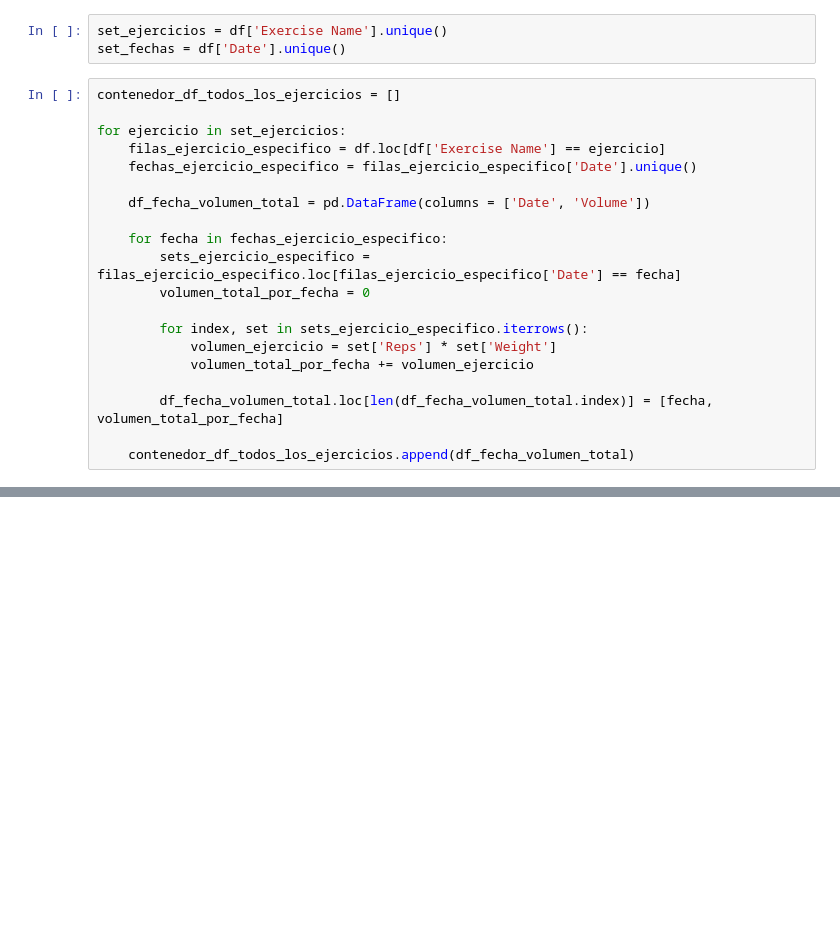
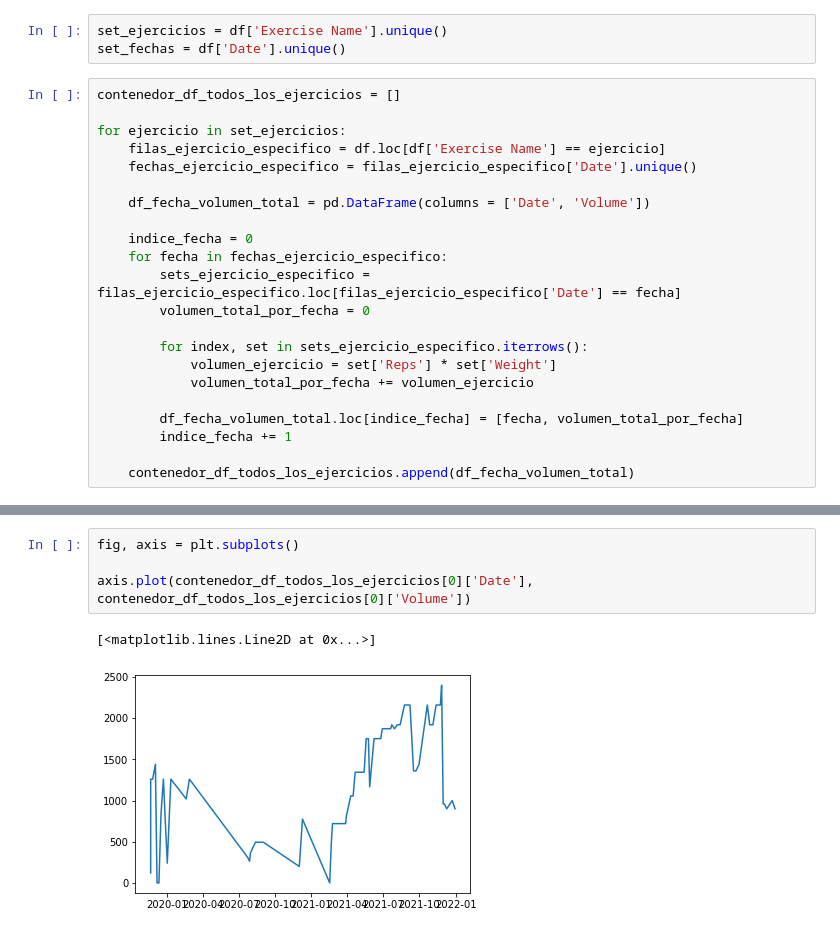
Before and after one commit to MrHamburguesa/Strong_tracker, a Jupyter notebook: analisis_datos_strong.ipynb, the cells around one changed output, grey strips where cells are left out. Cells and saved outputs as stored; diff of their text form; blank space fills up the shorter version.

```diff
--- a/analisis_datos_strong.ipynb
+++ b/analisis_datos_strong.ipynb
@@ -23,6 +23,7 @@ for ejercicio in set_ejercicios:
 
     df_fecha_volumen_total = pd.DataFrame(columns = ['Date', 'Volume'])
 
+    indice_fecha = 0
     for fecha in fechas_ejercicio_especifico:
         sets_ejercicio_especifico = filas_ejercicio_especifico.loc[filas_ejercicio_especifico['Date'] == fecha]
         volumen_total_por_fecha = 0
@@ -31,7 +32,8 @@ for ejercicio in set_ejercicios:
             volumen_ejercicio = set['Reps'] * set['Weight']
             volumen_total_por_fecha += volumen_ejercicio
 
-        df_fecha_volumen_total.loc[len(df_fecha_volumen_total.index)] = [fecha, volumen_total_por_fecha]
+        df_fecha_volumen_total.loc[indice_fecha] = [fecha, volumen_total_por_fecha]
+        indice_fecha += 1
 
     contenedor_df_todos_los_ejercicios.append(df_fecha_volumen_total)
 # %%
@@ -50,0 +71,7 @@ ConversionError: Failed to convert value(s) to axis units: array([NaT, NaT, NaT,
+# %%
+fig, axis = plt.subplots()
+
+axis.plot(contenedor_df_todos_los_ejercicios[0]['Date'], contenedor_df_todos_los_ejercicios[0]['Volume'])
+# %% [output]
+[<matplotlib.lines.Line2D at 0x...>]
+[figure, added]
```
Also changed, not shown: parts of 2 cells of this notebook.
